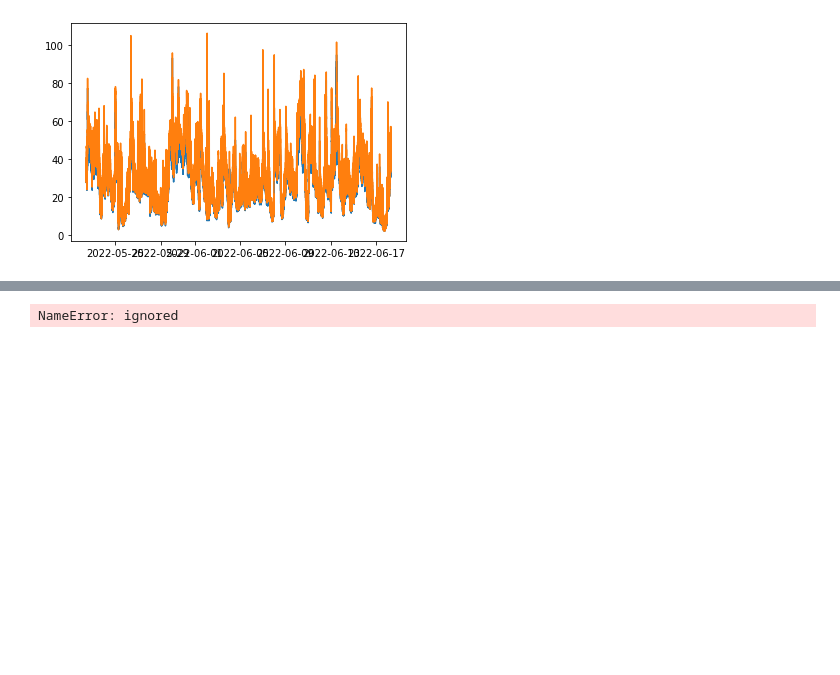
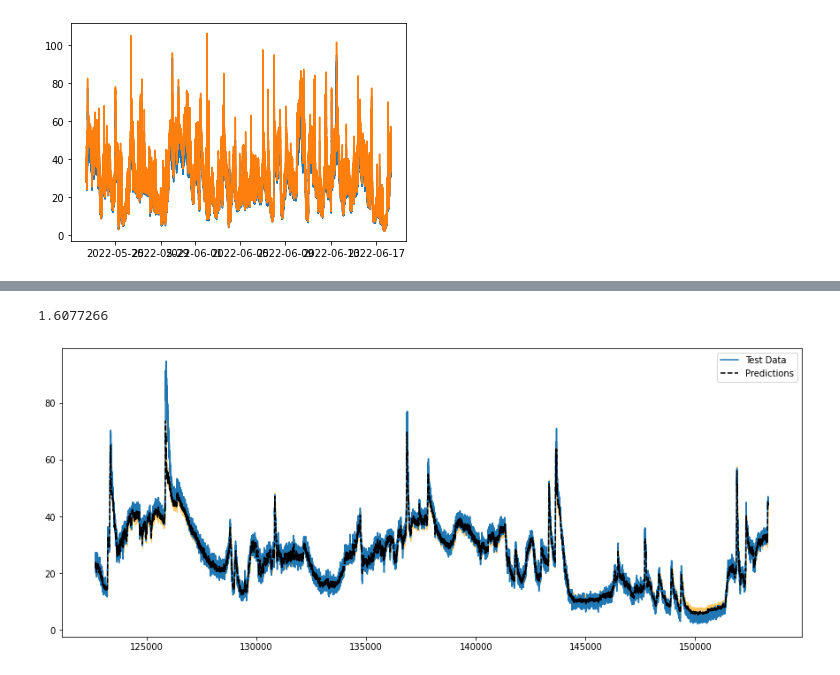
Before and after one commit to edward62740/pms-predictor, a Jupyter notebook: pms_predictor.ipynb, the cells around one changed output, grey strips where cells are left out. Drawn from its saved outputs; the diff is of its cells as text; code cells hidden in the pictures; blank space fills up the shorter version.

```diff
--- a/pms_predictor.ipynb
+++ b/pms_predictor.ipynb
@@ -120,28 +120,29 @@ Epoch 4/4
 # %%
-import random
-data = np.array(pm10)
+data = np.array(pm25)
 def model_forecast(model, data, window_size):
 
    ds = tf.data.Dataset.from_tensor_slices(data)
    ds = ds.window(window_size, shift=1, drop_remainder=True)
    ds = ds.flat_map(lambda w: w.batch(window_size))
    ds = ds.batch(32).prefetch(1)
    forecast = model.predict(ds)
    return forecast
 
 
 rnn_forecast = model_forecast(model, data[..., np.newaxis], WINDOW_SIZE)
 rnn_forecast = rnn_forecast[split_index - WINDOW_SIZE:-1, -1, 0]
-
-plt.plot(50)
-plt.plot(rnn_forecast)
-plt.title('model loss')
-plt.ylabel('loss')
-plt.xlabel('epoch')
-plt.legend(['test', 'predictions'], loc='upper left')
+# Overall Error
+error = tf.keras.metrics.mean_absolute_error(test_data, rnn_forecast).numpy()
+print(error)
+plt.figure(figsize=(15, 6))
+plt.plot(list(range(split_index,len(data))), test_data, label = 'Test Data')
+plt.plot(list(range(split_index,len(data))), rnn_forecast, label = 'Predictions', color = 'k', linestyle = '--')
+plt.fill_between(range(split_index,len(data)), rnn_forecast - error, rnn_forecast + error, alpha = 0.5, color = 'orange')
+plt.legend()
 plt.show()
 # %% [output]
-NameError: ignored
+1.6077266
+[figure, added]
 # %%
 converter = tf.lite.TFLiteConverter.from_keras_model(model)
 converter.optimizations = [tf.lite.Optimize.DEFAULT]
```
Also changed, not shown: parts of 2 cells of this notebook, 1 other file.
